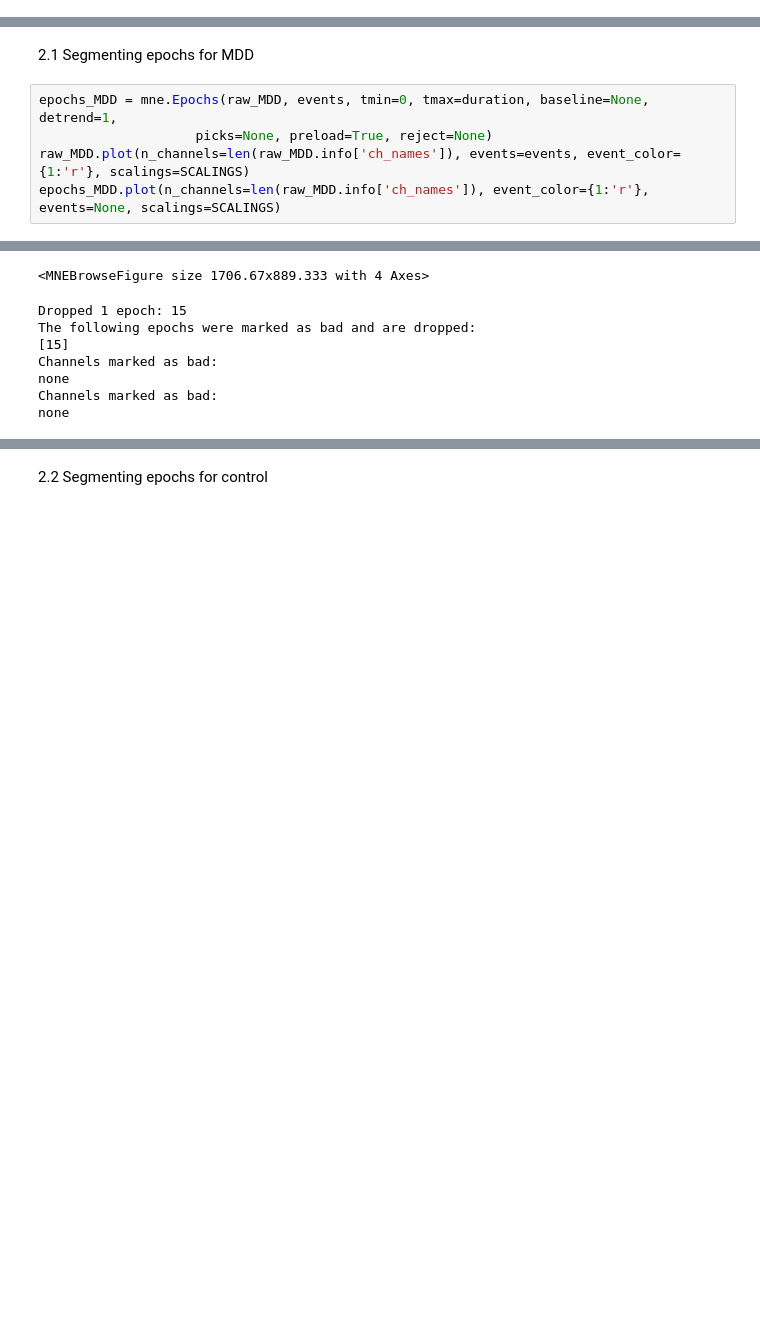
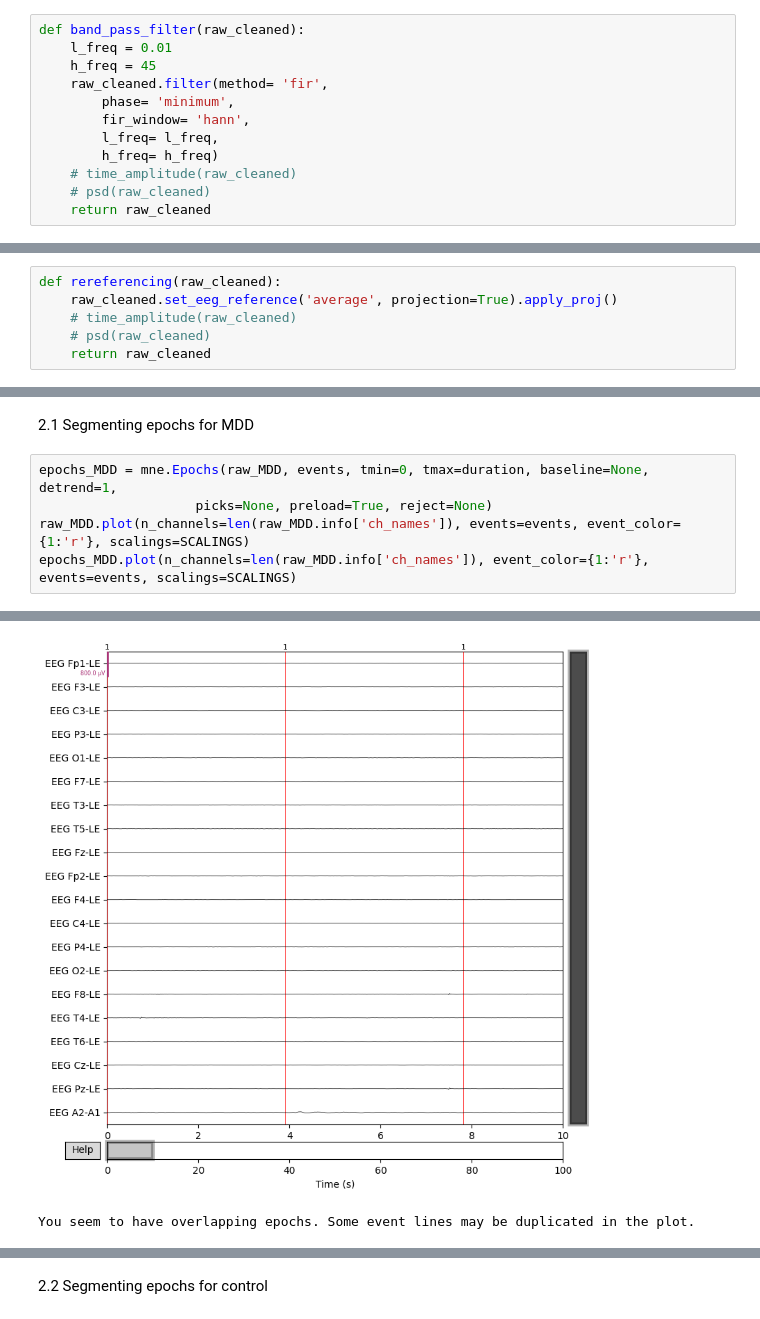
Before and after one commit to vishwanisingh/Depression-tDCS-Analysis, a Jupyter notebook: functional_connectivity.ipynb, the cells around one changed output, grey strips where cells are left out. Drawn from its saved outputs; the diff is of its cells as text; blank space fills up the shorter version.

```diff
--- a/functional_connectivity.ipynb
+++ b/functional_connectivity.ipynb
@@ -0,0 +51,12 @@
+# %%
+def band_pass_filter(raw_cleaned):
+    l_freq = 0.01
+    h_freq = 45
+    raw_cleaned.filter(method= 'fir',
+        phase= 'minimum',
+        fir_window= 'hann',
+        l_freq= l_freq,
+        h_freq= h_freq)
+    # time_amplitude(raw_cleaned)
+    # psd(raw_cleaned)
+    return raw_cleaned
@@ -1,2 +67,8 @@
+# %%
+def rereferencing(raw_cleaned):
+    raw_cleaned.set_eeg_reference('average', projection=True).apply_proj()
+    # time_amplitude(raw_cleaned)
+    # psd(raw_cleaned)
+    return raw_cleaned
 # %% [markdown]
 MDD data
@@ -191,6 +581,6 @@ events = np.array(events)
 epochs_MDD = mne.Epochs(raw_MDD, events, tmin=0, tmax=duration, baseline=None, detrend=1,
                     picks=None, preload=True, reject=None)
 raw_MDD.plot(n_channels=len(raw_MDD.info['ch_names']), events=events, event_color={1:'r'}, scalings=SCALINGS)
-epochs_MDD.plot(n_channels=len(raw_MDD.info['ch_names']), event_color={1:'r'}, events=None, scalings=SCALINGS)
+epochs_MDD.plot(n_channels=len(raw_MDD.info['ch_names']), event_color={1:'r'}, events=events, scalings=SCALINGS)
 # %% [output]
 Not setting metadata
@@ -202,9 +592,3 @@ Using data from preloaded Raw for 73 events and 2001 original time points ...
 0 bad epochs dropped
+[figure, added]
-<MNEBrowseFigure size 1706.67x889.333 with 4 Axes>
+You seem to have overlapping epochs. Some event lines may be duplicated in the plot.
-Dropped 1 epoch: 15
-The following epochs were marked as bad and are dropped:
-[15]
-Channels marked as bad:
-none
-Channels marked as bad:
-none
```
Also changed, not shown: parts of 48 cells of this notebook.
